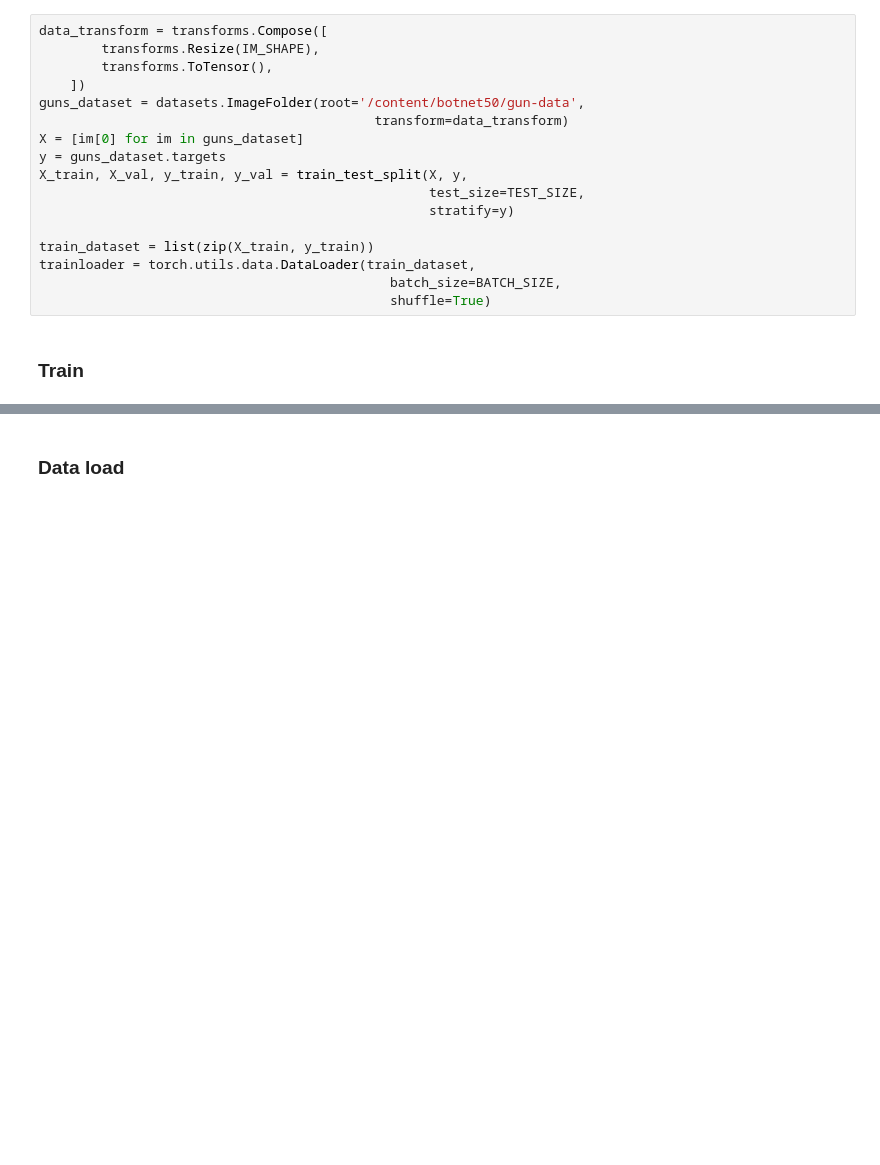
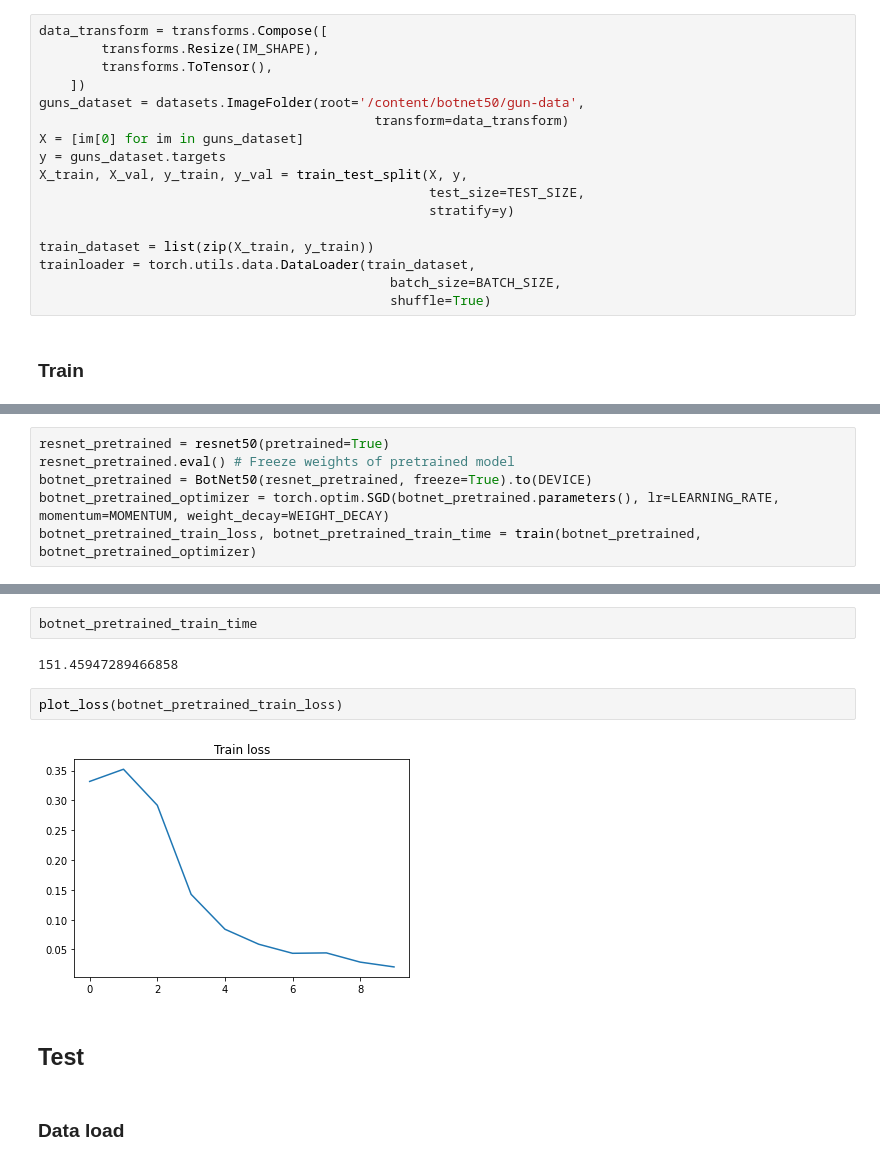
Before and after one commit to GalRabin/botnet50, a Jupyter notebook: botnet50.ipynb, the cells around one changed output, grey strips where cells are left out. Saved outputs shown, nothing was run; the diff lists cells and outputs as text; blank space fills up the shorter version.

```diff
--- a/botnet50.ipynb
+++ b/botnet50.ipynb
@@ -531,0 +613,6 @@ plot_loss(baseline_train_loss)
+# %%
+resnet_pretrained = resnet50(pretrained=True)
+resnet_pretrained.eval() # Freeze weights of pretrained model
+botnet_pretrained = BotNet50(resnet_pretrained, freeze=True).to(DEVICE)
+botnet_pretrained_optimizer = torch.optim.SGD(botnet_pretrained.parameters(), lr=LEARNING_RATE, momentum=MOMENTUM, weight_decay=WEIGHT_DECAY)
+botnet_pretrained_train_loss, botnet_pretrained_train_time = train(botnet_pretrained, botnet_pretrained_optimizer)
@@ -532,3 +637,13 @@ plot_loss(baseline_train_loss)
+# %%
+botnet_pretrained_train_time
+# %% [output]
+151.45947289466858
+# %%
+plot_loss(botnet_pretrained_train_loss)
+# %% [output]
+[figure, added]
+# %% [markdown]
+## Test
 # %% [markdown]
 ### Data load
 # %%
```
Also changed, not shown: parts of 25 cells of this notebook.
